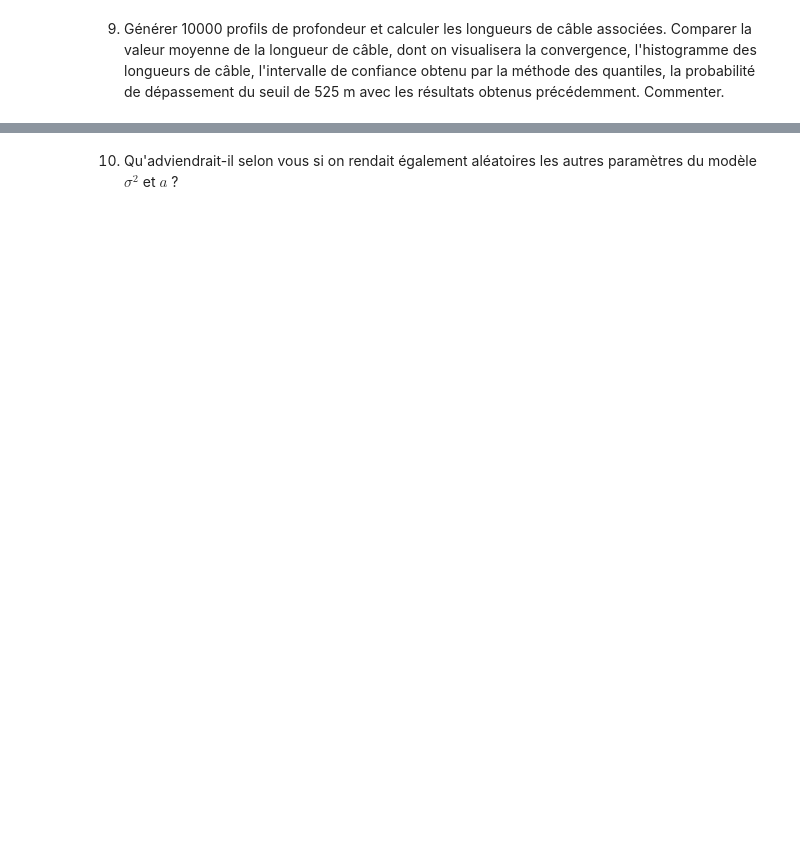
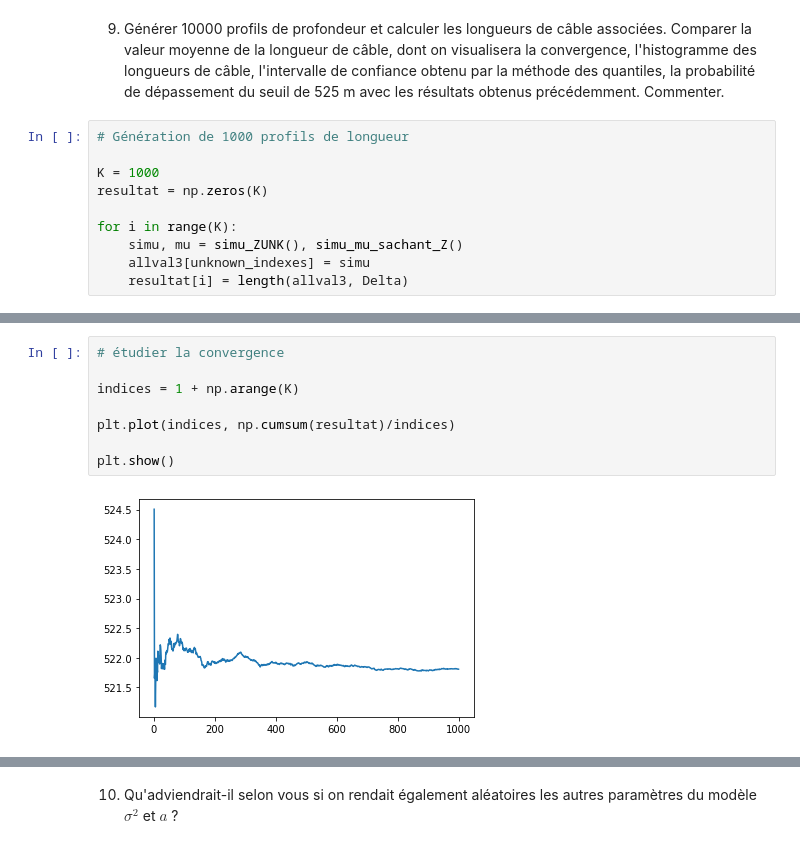
Before and after one commit to apierfitte/projet_numerique_3, a Jupyter notebook: projet_numerique_proba.ipynb, the cells around one changed output, grey strips where cells are left out. Saved outputs shown, nothing was run; the diff lists cells and outputs as text; blank space fills up the shorter version.

```diff
--- a/projet_numerique_proba.ipynb
+++ b/projet_numerique_proba.ipynb
@@ -340,2 +582,12 @@ On va plutôt procéder par simulations en cascade, c'est-à-dire que pour chaqu
 # %% [markdown]
 9. Générer 10000 profils de profondeur et calculer les longueurs de câble associées. Comparer la valeur moyenne de la longueur de câble, dont on visualisera la convergence, l'histogramme des longueurs de câble, l'intervalle de confiance obtenu par la méthode des quantiles, la probabilité de dépassement du seuil de 525 m avec les résultats obtenus précédemment. Commenter.
+# %%
+# Génération de 1000 profils de longueur
+
+K = 1000
+resultat = np.zeros(K)
+
+for i in range(K):
+    simu, mu = simu_ZUNK(), simu_mu_sachant_Z()
+    allval3[unknown_indexes] = simu
+    resultat[i] = length(allval3, Delta)
@@ -341,0 +600,10 @@ On va plutôt procéder par simulations en cascade, c'est-à-dire que pour chaqu
+# %%
+# étudier la convergence
+
+indices = 1 + np.arange(K)
+
+plt.plot(indices, np.cumsum(resultat)/indices)
+
+plt.show()
+# %% [output]
+[figure, added]
```
Also changed, not shown: parts of 30 cells of this notebook.
